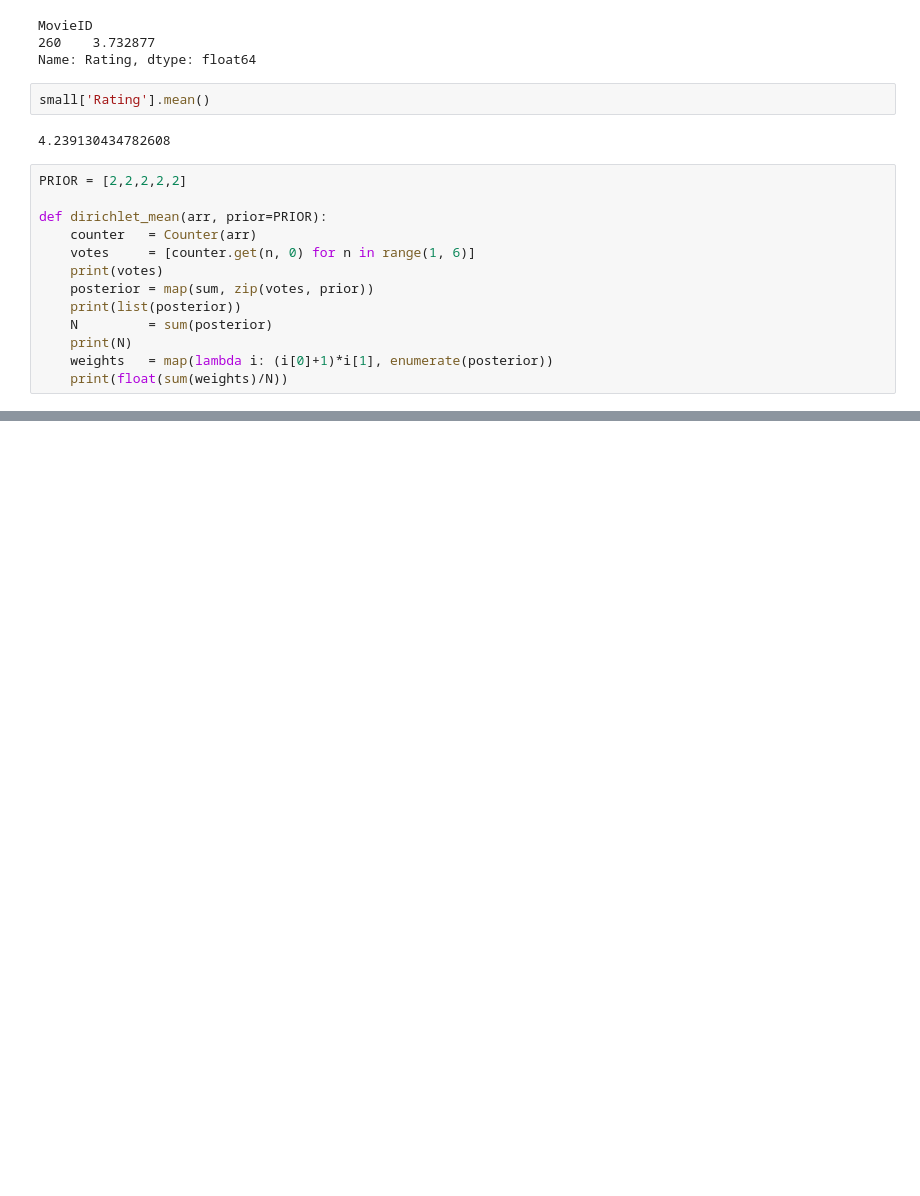
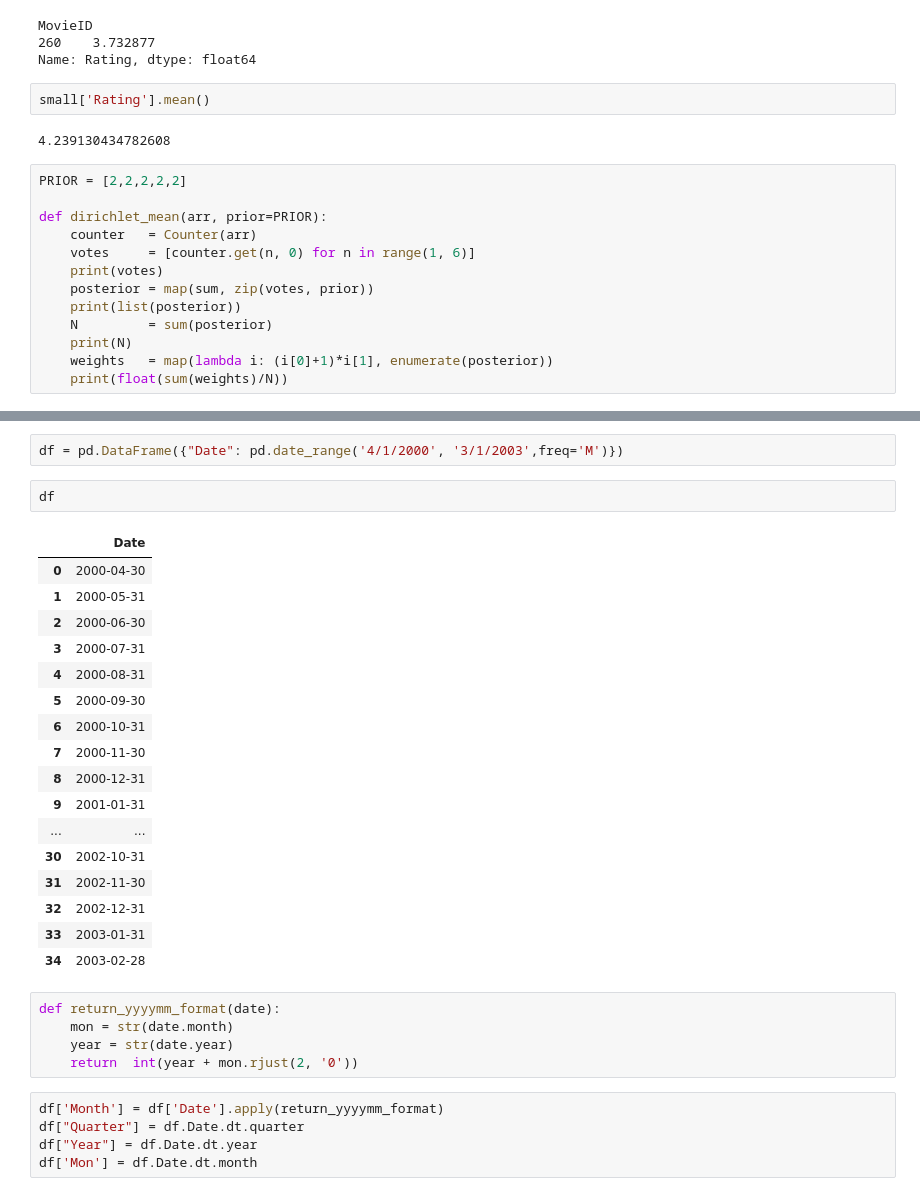
Before and after one commit to Sandutta2020/Monthly_top_movie_report, a Jupyter notebook: analysis/Exploratory_Analysis.ipynb, the cells around one changed output, grey strips where cells are left out. Saved outputs shown, nothing was run; the diff lists cells and outputs as text; blank space fills up the shorter version.

```diff
--- a/analysis/Exploratory_Analysis.ipynb
+++ b/analysis/Exploratory_Analysis.ipynb
@@ -404,0 +407,32 @@ NameError: name 'posterior' is not defined
+# %%
+df = pd.DataFrame({"Date": pd.date_range('4/1/2000', '3/1/2003',freq='M')})
+# %%
+df
+# %% [output]
+|  | Date |
+| 0 | 2000-04-30 |
+| 1 | 2000-05-31 |
+| 2 | 2000-06-30 |
+| 3 | 2000-07-31 |
+| 4 | 2000-08-31 |
+| 5 | 2000-09-30 |
+| 6 | 2000-10-31 |
+| 7 | 2000-11-30 |
+| 8 | 2000-12-31 |
+| 9 | 2001-01-31 |
+| ... | ... |
+| 30 | 2002-10-31 |
+| 31 | 2002-11-30 |
+| 32 | 2002-12-31 |
+| 33 | 2003-01-31 |
+| 34 | 2003-02-28 |
+# %%
+def return_yyyymm_format(date):
+    mon = str(date.month)
+    year = str(date.year)
+    return  int(year + mon.rjust(2, '0'))
+# %%
+df['Month'] = df['Date'].apply(return_yyyymm_format)
+df["Quarter"] = df.Date.dt.quarter
+df["Year"] = df.Date.dt.year
+df['Mon'] = df.Date.dt.month
```
Also changed, not shown: parts of 8 cells of this notebook, 5 other files.
